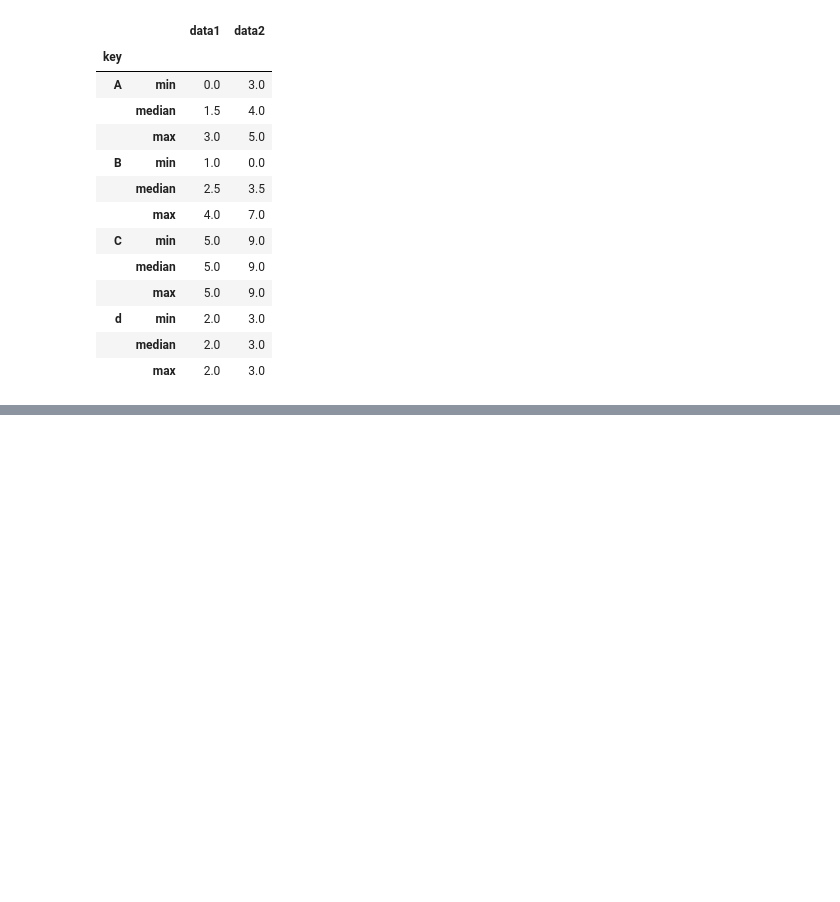
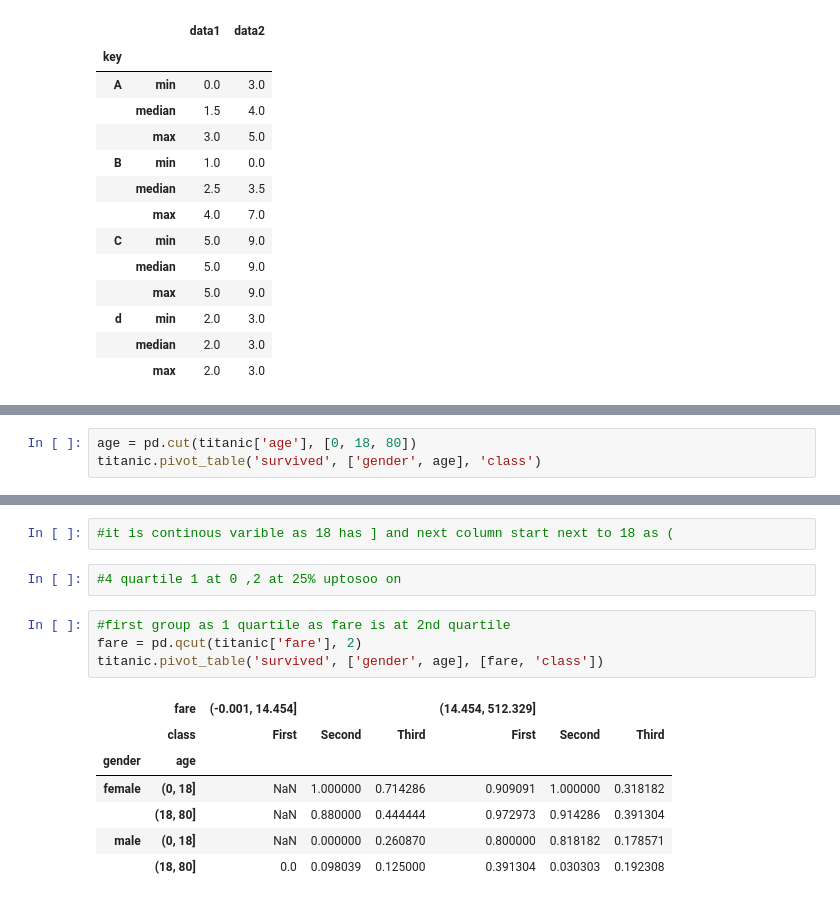
Before and after one commit to Muzammil4580/US-States-Data-Analysis-, a Jupyter notebook: US States Data.ipynb, the cells around one changed output, grey strips where cells are left out. Drawn from its saved outputs; the diff is of its cells as text; blank space fills up the shorter version.

```diff
--- a/US States Data.ipynb
+++ b/US States Data.ipynb
@@ -665,0 +692,3 @@ df1.stack()
+# %%
+age = pd.cut(titanic['age'], [0, 18, 80])
+titanic.pivot_table('survived', ['gender', age], 'class')
@@ -665,0 +702,16 @@ df1.stack()
+# %%
+#it is continous varible as 18 has ] and next column start next to 18 as (
+# %%
+#4 quartile 1 at 0 ,2 at 25% uptosoo on
+# %%
+#first group as 1 quartile as fare is at 2nd quartile
+fare = pd.qcut(titanic['fare'], 2)
+titanic.pivot_table('survived', ['gender', age], [fare, 'class'])
+# %% [output]
+|  | fare | (-0.001, 14.454] |  |  | (14.454, 512.329] |  |  |
+|  | class | First | Second | Third | First | Second | Third |
+| gender | age |  |  |  |  |  |  |
+| female | (0, 18] | NaN | 1.000000 | 0.714286 | 0.909091 | 1.000000 | 0.318182 |
+|  | (18, 80] | NaN | 0.880000 | 0.444444 | 0.972973 | 0.914286 | 0.391304 |
+| male | (0, 18] | NaN | 0.000000 | 0.260870 | 0.800000 | 0.818182 | 0.178571 |
+|  | (18, 80] | 0.0 | 0.098039 | 0.125000 | 0.391304 | 0.030303 | 0.192308 |
```
Also changed, not shown: parts of 3 cells of this notebook.
